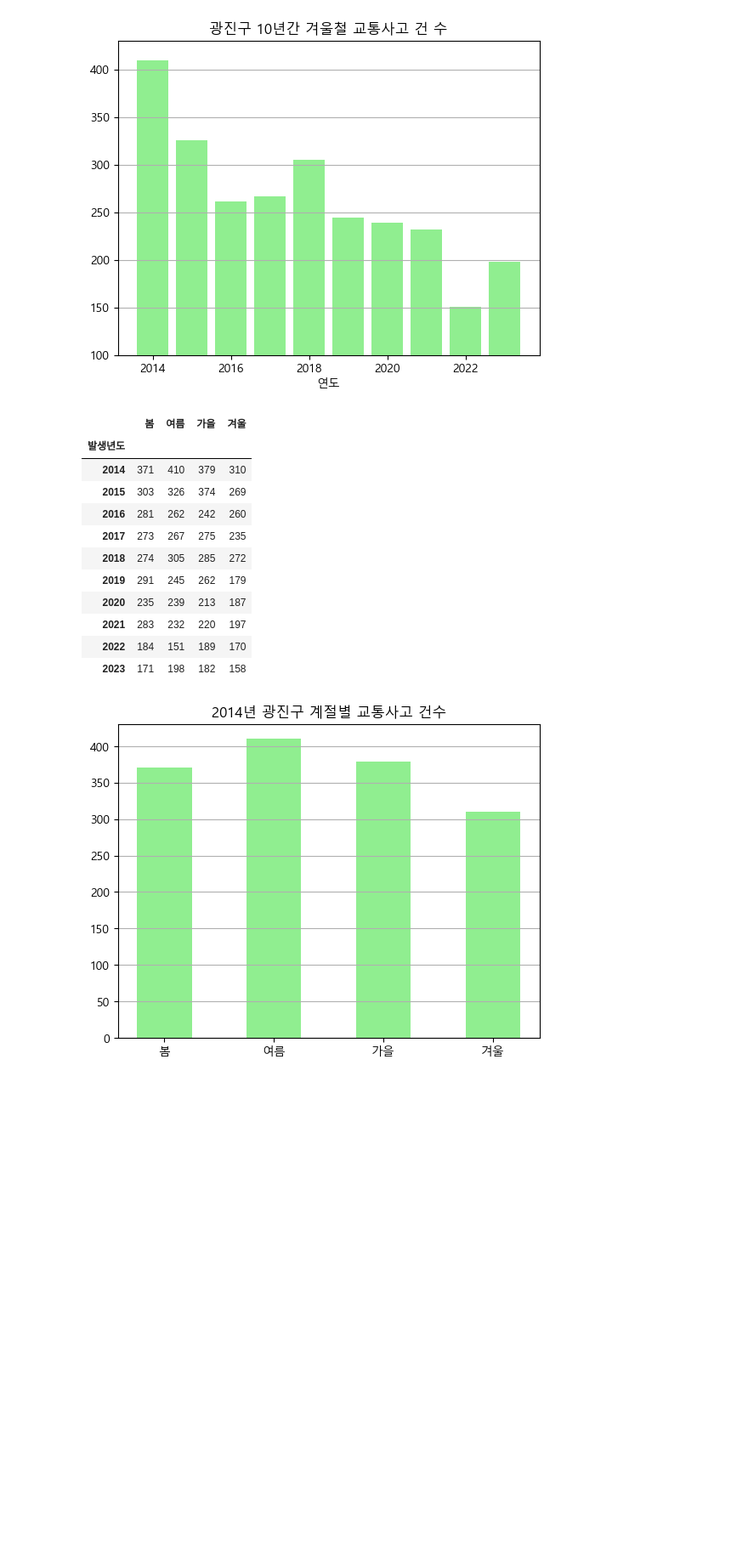
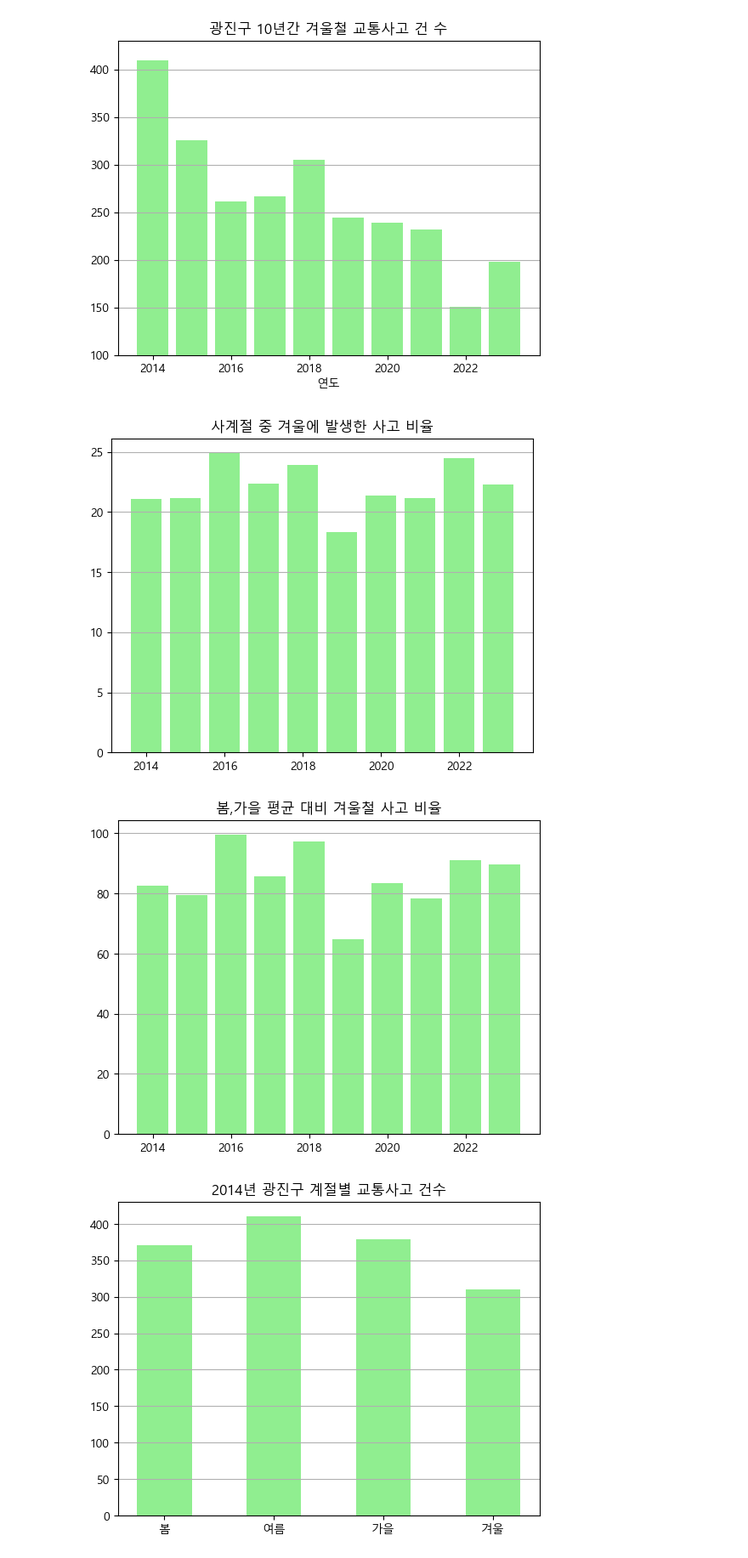
Before and after one commit to Git-Jeong/Data_hackathon_2025, a Jupyter notebook: Data_Analysis/광진구 계절별 사고건수 분석/광진구 계절별 사고건수 분석.ipynb, the cells around one changed output. Shown at 85% size. Saved outputs shown, nothing was run; the diff lists cells and outputs as text; code cells hidden in the pictures; blank space fills up the shorter version.

```diff
--- a/Data_Analysis/광진구 계절별 사고건수 분석/광진구 계절별 사고건수 분석.ipynb
+++ b/Data_Analysis/광진구 계절별 사고건수 분석/광진구 계절별 사고건수 분석.ipynb
@@ -43,8 +43,8 @@ dtypes: float64(1), int64(4), object(17)
 memory usage: 1.9+ MB
 # %%
-gj_aci['발생년도'] = gj_aci['발생년월'].str.split(' ', expand = True)[0].str.replace('년', '')
+# gj_aci['발생년도'] = gj_aci['발생년월'].str.split(' ', expand = True)[0].str.replace('년', '')
 gj_aci['발생년도'] = gj_aci['발생년도'].astype('int')
-gj_aci['발생월'] = gj_aci['발생년월'].str.split(' ', expand = True)[1].str.replace('월', '')
+# gj_aci['발생월'] = gj_aci['발생년월'].str.split(' ', expand = True)[1].str.replace('월', '')
 gj_aci['발생월'] = gj_aci['발생월'].astype('int')
 # %%
 def split_season(a):
@@ -102,20 +102,21 @@ Name: (발생월, 여름), dtype: int64
 gj_aci_2014to23 = gj_aci[['발생년도', '발생계절', '발생월']].groupby(['발생년도', '발생계절']).agg('count').unstack()
 gj_aci_2014to23.columns = ['가을', '겨울', '봄', '여름']
 gj_aci_2014to23 = gj_aci_2014to23.reindex(['봄', '여름', '가을', '겨울'], axis = 1)
-gj_aci_2014to23
+gj_aci_winter_ratio_whole = gj_aci_2014to23['겨울']/(gj_aci_2014to23['봄']+gj_aci_2014to23['여름']+gj_aci_2014to23['가을']+gj_aci_2014to23['겨울'])*100
+gj_aci_winter_spau = gj_aci_2014to23['겨울']/((gj_aci_2014to23['봄']+gj_aci_2014to23['가을'])/2)*100
-# %% [output]
-|  | 봄 | 여름 | 가을 | 겨울 |
-| 발생년도 |  |  |  |  |
-| 2014 | 371 | 410 | 379 | 310 |
-| 2015 | 303 | 326 | 374 | 269 |
-| 2016 | 281 | 262 | 242 | 260 |
-| 2017 | 273 | 267 | 275 | 235 |
-| 2018 | 274 | 305 | 285 | 272 |
-| 2019 | 291 | 245 | 262 | 179 |
-| 2020 | 235 | 239 | 213 | 187 |
-| 2021 | 283 | 232 | 220 | 197 |
-| 2022 | 184 | 151 | 189 | 170 |
-| 2023 | 171 | 198 | 182 | 158 |
+# %%
+plt.bar(gj_aci_winter_ratio_whole.index, gj_aci_winter_ratio_whole.values, color = 'lightgreen')
+plt.title('사계절 중 겨울에 발생한 사고 비율')
+plt.grid(axis = 'y')
+plt.show()
+
+plt.bar(gj_aci_winter_spau.index, gj_aci_winter_spau.values, color = 'lightgreen')
+plt.title('봄,가을 평균 대비 겨울철 사고 비율')
+plt.grid(axis = 'y')
+plt.show()
+# %% [output]
+[figure, added]
+[figure, added]
 # %%
 year = 2014
 for i in range(len(gj_aci_2014to23)):
```
Also changed, not shown: parts of 1 cell of this notebook.
